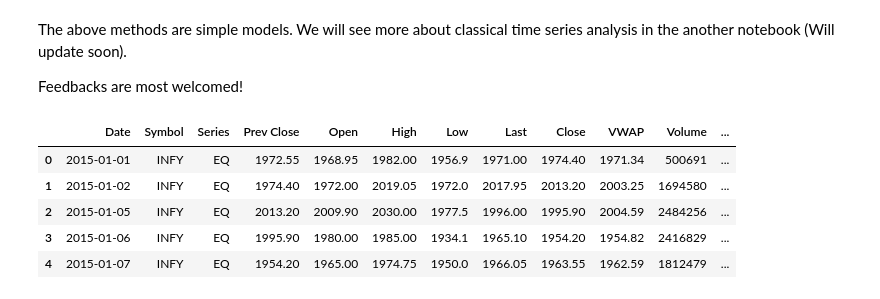
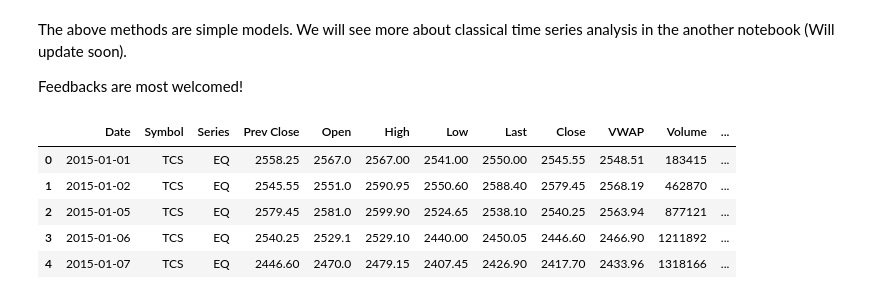
Before and after one commit to VenkatMadas31/Time_Series_Stock_Prediction, a Jupyter notebook: time-series-stock-price-predictions.ipynb, the cells around one changed output. Cells and saved outputs as stored; diff of their text form; code cells hidden in the pictures.

```diff
--- a/time-series-stock-price-predictions.ipynb
+++ b/time-series-stock-price-predictions.ipynb
@@ -327 +320,14 @@ mse(y_las,y_test), np.sqrt(mse(y_test,y_wlr))
+# %%
+from sklearn.linear_model import Lasso
+lasso=Lasso()
+
+m_lasso = {}
+
+for i,comp in enumerate(company_list):
+    X_train,X_test,y_train,y_test = train_test(comp)
+    m_lasso[comp] = lasso.fit(X_train,y_train) # Training the models
+    y_las = m_lasso[comp].predict(X_test) # inference
+    y_las = pd.Series(y_las,index=y_test.index)
+    print(f"MSE for {comp} = {mse(y_las,y_test)} and RMSE {np.sqrt(mse(y_las,y_test))}")
+    plot_pred_list(y_las,"Linear Regression",comp)
 # %%
@@ -374 +371,6 @@ plt.show()
+# %%
+for i,comp in enumerate(company_list):
+    X_train,X_test,y_train,y_test = train_test(comp)
+    loss_nn,mae_nn,mse_nn = ma_nn[comp].evaluate(X_test,y_test)
+    print(f"\nloss for {comp}:",loss_nn,"\nmae for {comp}:",mae_nn,"\nmse for {comp}:",mse_nn)
 # %%
@@ -383,4 +381,8 @@ mse: 8670.560546875
 # %%
-y_nn = ma_nn.predict(X_test)
-y_nn = pd.Series(y_nn[:,0],index=y_test.index)
-mse(y_nn,y_test),np.sqrt(mse(y_nn,y_test))
+y_nn = {}
+
+for i,comp in enumerate(company_list):
+    X_train,X_test,y_train,y_test = train_test(comp)
+    y_nn[comp] = ma_nn[comp].predict(X_test)
+    y_nn[comp] = pd.Series(y_nn[comp][:,0],index=y_test.index)
+    print(f"{mse(y_nn[comp],y_test)},{np.sqrt(mse(y_nn[comp],y_test))}")
@@ -406,13 +413,19 @@ rcParams['figure.figsize']=20,10
 
 from sklearn.preprocessing import MinMaxScaler
 scaler=MinMaxScaler(feature_range=(0,1))
-# %%
-df=pd.read_csv(r"../input/national-stock-exchange-time-series/infy_stock.csv")
-df.head()
-# %% [output]
-|  | Date | Symbol | Series | Prev Close | Open | High | Low | Last | Close | VWAP | Volume | ... |
-| 0 | 2015-01-01 | INFY | EQ | 1972.55 | 1968.95 | 1982.00 | 1956.9 | 1971.00 | 1974.40 | 1971.34 | 500691 | ... |
-| 1 | 2015-01-02 | INFY | EQ | 1974.40 | 1972.00 | 2019.05 | 1972.0 | 2017.95 | 2013.20 | 2003.25 | 1694580 | ... |
-| 2 | 2015-01-05 | INFY | EQ | 2013.20 | 2009.90 | 2030.00 | 1977.5 | 1996.00 | 1995.90 | 2004.59 | 2484256 | ... |
-| 3 | 2015-01-06 | INFY | EQ | 1995.90 | 1980.00 | 1985.00 | 1934.1 | 1965.10 | 1954.20 | 1954.82 | 2416829 | ... |
-| 4 | 2015-01-07 | INFY | EQ | 1954.20 | 1965.00 | 1974.75 | 1950.0 | 1966.05 | 1963.55 | 1962.59 | 1812479 | ... |
+# %%
+df = {}
+
+for i,comp in enumerate(company_list):
+
+    df[comp]=pd.read_csv(f"./archive/{comp}_stock.csv")
+    df[comp].head()
+
+df['TCS'].head()
+# %% [output]
+|  | Date | Symbol | Series | Prev Close | Open | High | Low | Last | Close | VWAP | Volume | ... |
+| 0 | 2015-01-01 | TCS | EQ | 2558.25 | 2567.0 | 2567.00 | 2541.00 | 2550.00 | 2545.55 | 2548.51 | 183415 | ... |
+| 1 | 2015-01-02 | TCS | EQ | 2545.55 | 2551.0 | 2590.95 | 2550.60 | 2588.40 | 2579.45 | 2568.19 | 462870 | ... |
+| 2 | 2015-01-05 | TCS | EQ | 2579.45 | 2581.0 | 2599.90 | 2524.65 | 2538.10 | 2540.25 | 2563.94 | 877121 | ... |
+| 3 | 2015-01-06 | TCS | EQ | 2540.25 | 2529.1 | 2529.10 | 2440.00 | 2450.05 | 2446.60 | 2466.90 | 1211892 | ... |
+| 4 | 2015-01-07 | TCS | EQ | 2446.60 | 2470.0 | 2479.15 | 2407.45 | 2426.90 | 2417.70 | 2433.96 | 1318166 | ... |
```
Also changed, not shown: parts of 54 cells of this notebook.
